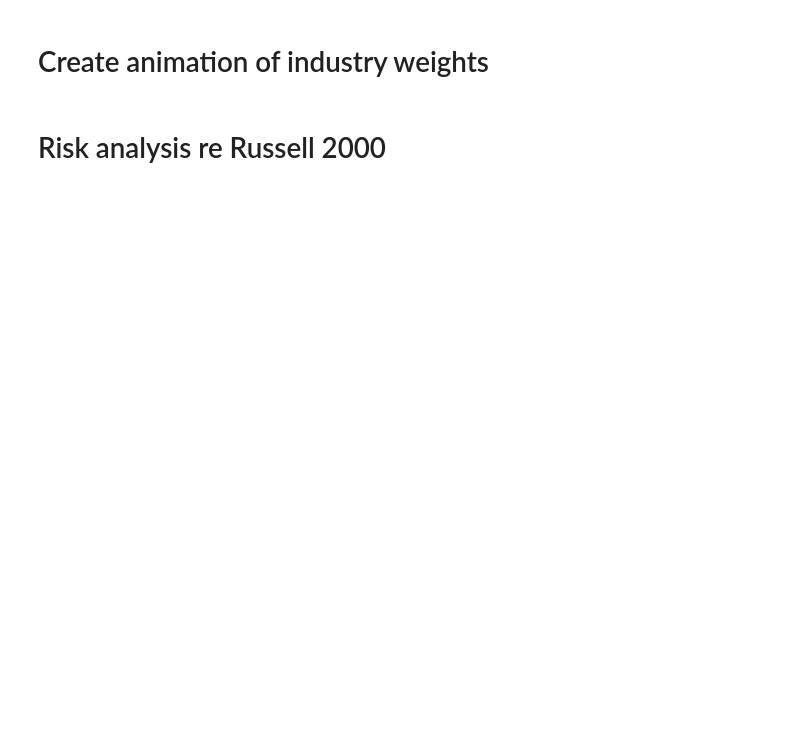
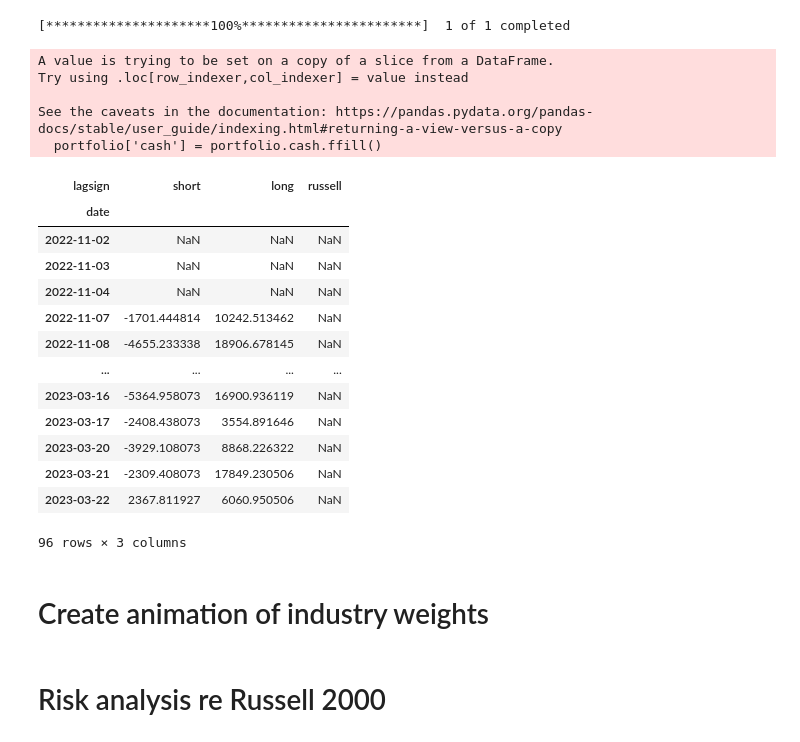
Before and after one commit to bbcx-investments/mgmt767, a Jupyter notebook: PortfolioHistory3.ipynb, the cells around one changed output. Drawn from its saved outputs; the diff is of its cells as text; code cells hidden in the pictures; blank space fills up the shorter version.

```diff
--- a/PortfolioHistory3.ipynb
+++ b/PortfolioHistory3.ipynb
@@ -0,0 +155,8 @@
+# %%
+daily = pd.read_sql(" select a.ticker, date, close_ as price, closeadj, famaindustry as industry "
+                    " from sep a inner join tickers b on a.ticker=b.ticker "
+                    " where date>='2022-11-01' "
+                    " order by ticker, date ", conn)
+daily['date'] = pd.to_datetime(daily.date)
+daily["ret"] = daily.groupby("ticker").closeadj.pct_change()
+daily.head()
@@ -104,3 +208,55 @@ industries = industries.rename(columns={-1:'short',1:'long'})
+# %%
+import yfinance as yf
+russell = yf.download("IWM", start="2022-11-01")["Adj Close"]
+russell = russell/russell.iloc[0] - 1
+# %% [output]
+[*********************100%***********************]  1 of 1 completed
+# %%
+# gains on longs and shorts and on Russell 2000 for all trading days
+
+
+
+gains = history.groupby(['date','lagsign']).gain.sum().unstack()
+gains = gains.drop(columns=0)
+gains = gains.rename(columns={-1:'short',1:'long'})
+gains = gains.cumsum()
+gains['russell'] = 1000000 * russell
+
+# portfolio value including cash
+
+portfolio = history.groupby(['date','sign']).value.sum().unstack()
+portfolio = portfolio.join(cash).drop(columns=0).dropna(how='all')
+portfolio['cash'] = portfolio.cash.ffill()
+portfolio = portfolio.rename(columns={-1:'short',1:'long'})
+portfolio['total'] = portfolio.sum(axis=1)
+
+# industry gains
+
+industries = history.groupby(['industry','lagsign']).gain.sum().unstack().drop(columns=0)
+industries = industries.rename(columns={-1:'short',1:'long'})
+# %% [output]
+A value is trying to be set on a copy of a slice from a DataFrame.
+Try using .loc[row_indexer,col_indexer] = value instead
+
+See the caveats in the documentation: https://pandas.pydata.org/pandas-docs/stable/user_guide/indexing.html#returning-a-view-versus-a-copy
+  portfolio['cash'] = portfolio.cash.ffill()
+# %%
+gains
+# %% [output]
+| lagsign | short | long | russell |
+| date |  |  |  |
+| 2022-11-02 | NaN | NaN | NaN |
+| 2022-11-03 | NaN | NaN | NaN |
+| 2022-11-04 | NaN | NaN | NaN |
+| 2022-11-07 | -1701.444814 | 10242.513462 | NaN |
+| 2022-11-08 | -4655.233338 | 18906.678145 | NaN |
+| ... | ... | ... | ... |
+| 2023-03-16 | -5364.958073 | 16900.936119 | NaN |
+| 2023-03-17 | -2408.438073 | 3554.891646 | NaN |
+| 2023-03-20 | -3929.108073 | 8868.226322 | NaN |
+| 2023-03-21 | -2309.408073 | 17849.230506 | NaN |
+| 2023-03-22 | 2367.811927 | 6060.950506 | NaN |
+96 rows × 3 columns
 # %% [markdown]
 # Create animation of industry weights
 # %%
```
Also changed, not shown: parts of 28 cells of this notebook, 3 other files.
